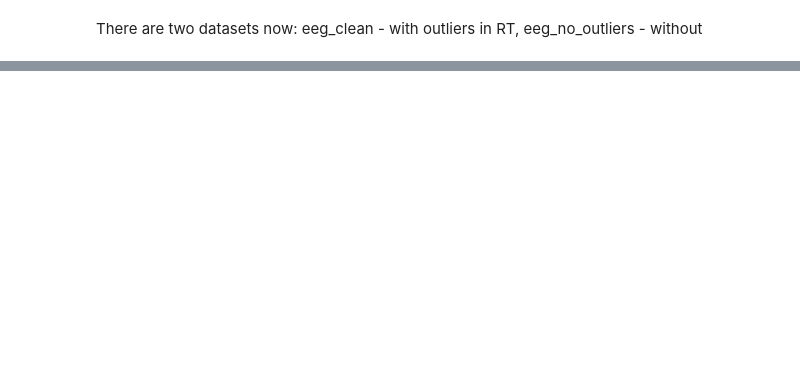
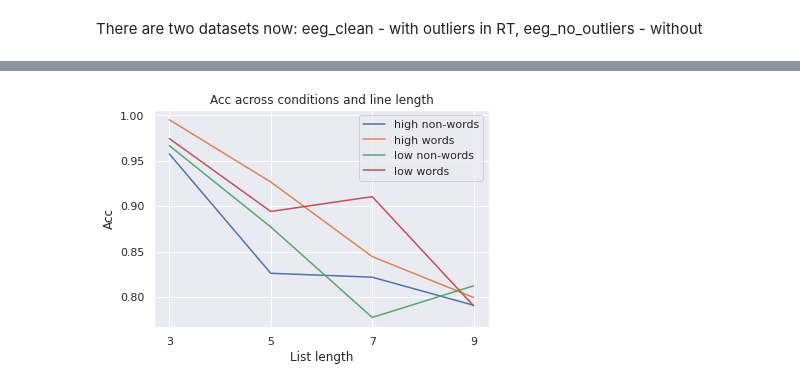
Before and after one commit to cristinarainich/Sternberg_analysis, a Jupyter notebook: EEG_dataset.ipynb, the cells around one changed output, grey strips where cells are left out. Saved outputs shown, nothing was run; the diff lists cells and outputs as text; code cells hidden in the pictures; blank space fills up the shorter version.

```diff
--- a/EEG_dataset.ipynb
+++ b/EEG_dataset.ipynb
@@ -229,9 +361,0 @@ eeg_clean['Position'] =
-# %%
-positions = [] # for the new 'position' column in df
-ind = eeg_clean['ProbeSound_idx'].values
-in_out = eeg_clean['ProbeTypeName'].values
-for i in ind:
-  if in_out[ind.index(i)] == 'in_sequence':
-    if i in new_pos[(ind.index(i)]:
-  else:
-    positions.append(0)
@@ -284,0 +376,18 @@ eeg_clean.groupby(['Subject', 'StimulusCategory'])[['ResponseCorrect']].apply(
+# %%
+# percentages of correct responses for different conditions
+# acc = correct trials in this cond / all trials in this cond
+acc_count = lambda v: sum(v) / v.count()
+pl.figure()
+subset = eeg_clean.groupby(['ProbeCategory', 'Length'])[['ResponseCorrect']].apply(
+    acc_count
+).reset_index()
+for i in subset.ProbeCategory.unique():
+  x = subset[subset['ProbeCategory'] == i]
+  pl.plot(x.Length, x.ResponseCorrect)
+pl.xticks(x.Length)
+pl.xlabel('List length')
+pl.ylabel('Acc')
+pl.legend(subset.ProbeCategory.unique())
+pl.title('Acc across conditions and line length');
+# %% [output]
+[figure, added]
```
Also changed, not shown: parts of 29 cells of this notebook.
